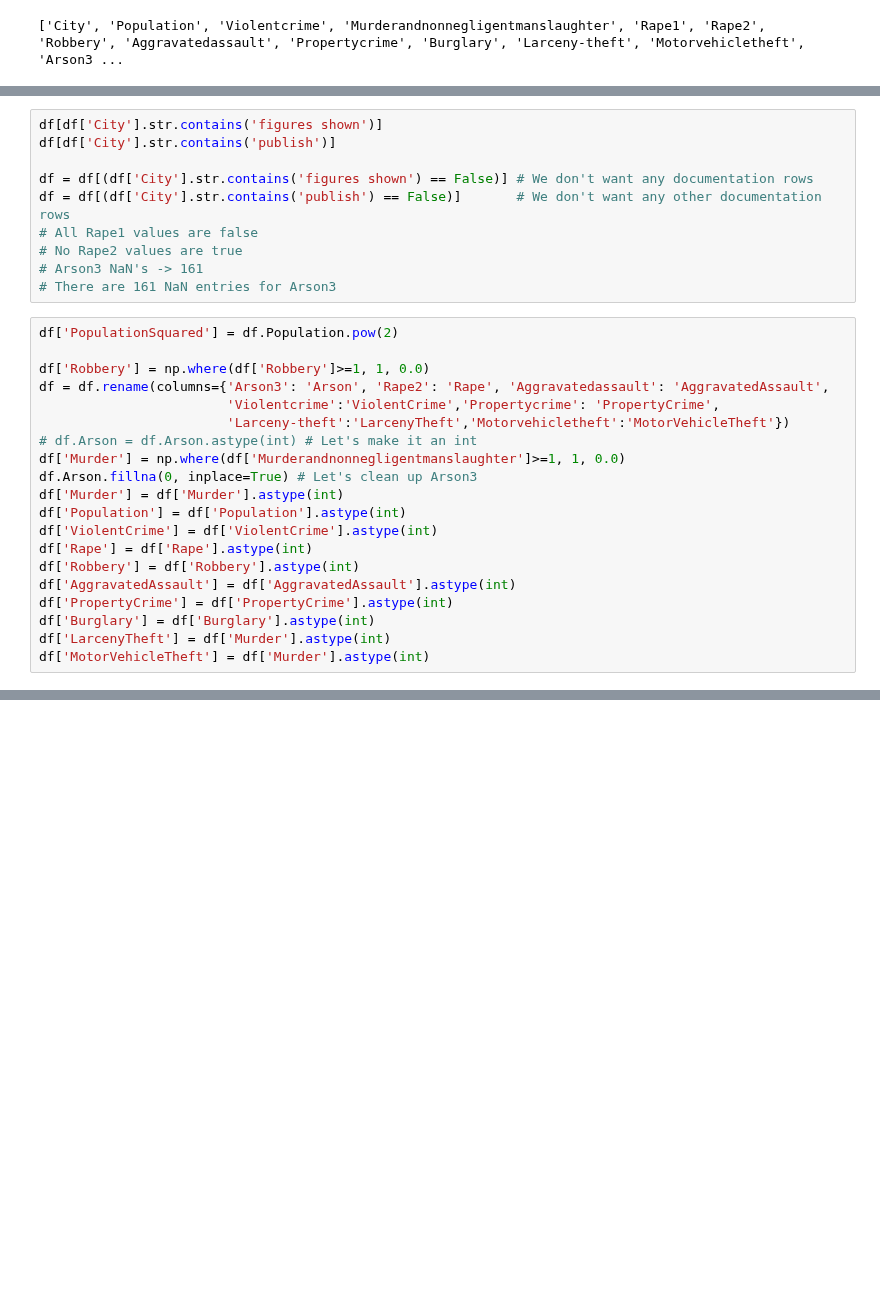
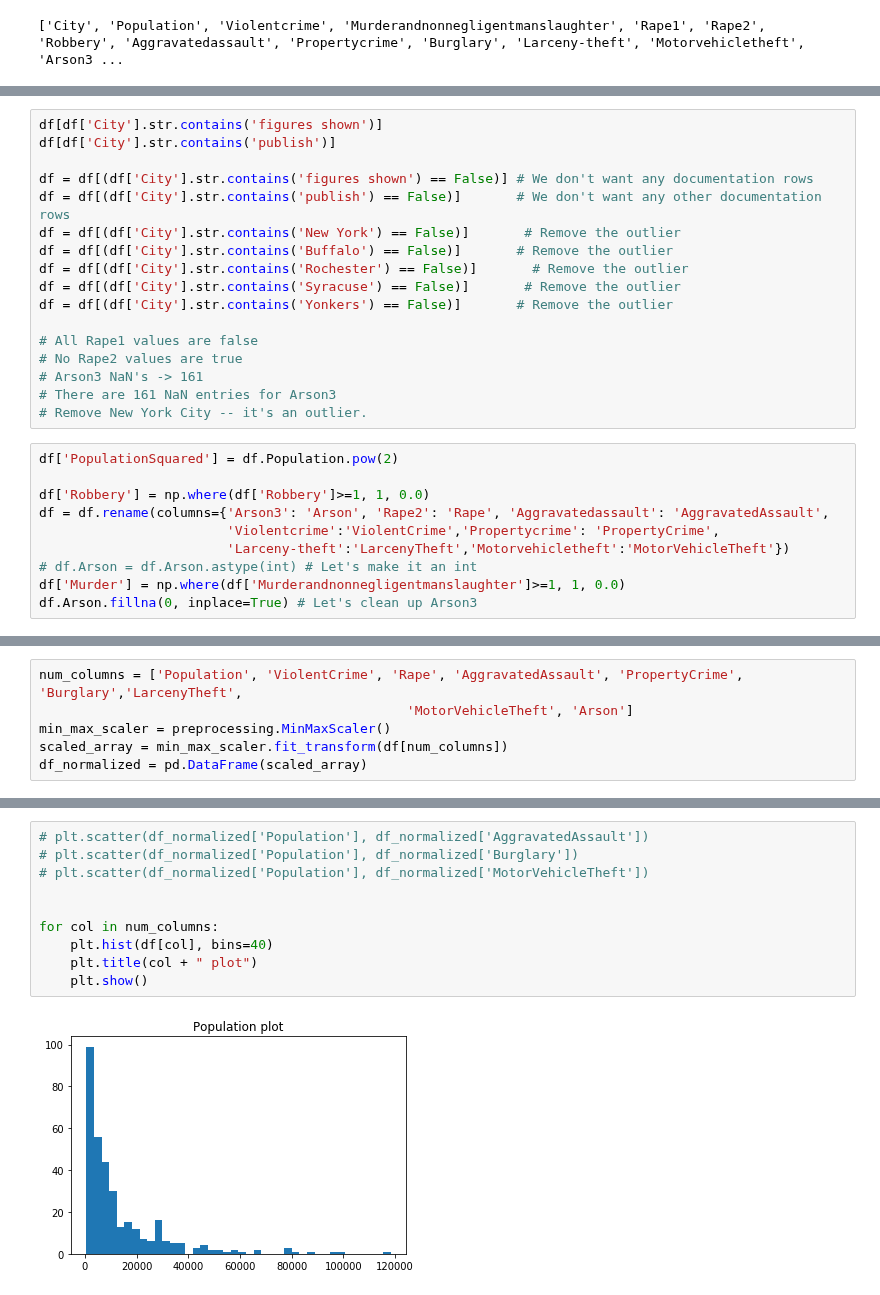
Before and after one commit to loupendley/Thinkful, a Jupyter notebook: HomeworkProjects/Unit2/Lesson4/Project2/Multivariable_Regression.ipynb, the cells around one changed output, grey strips where cells are left out. Saved outputs shown, nothing was run; the diff lists cells and outputs as text; blank space fills up the shorter version.

```diff
--- a/HomeworkProjects/Unit2/Lesson4/Project2/Multivariable_Regression.ipynb
+++ b/HomeworkProjects/Unit2/Lesson4/Project2/Multivariable_Regression.ipynb
@@ -47,10 +48,17 @@ df[df['City'].str.contains('publish')]
 
 df = df[(df['City'].str.contains('figures shown') == False)] # We don't want any documentation rows
 df = df[(df['City'].str.contains('publish') == False)]       # We don't want any other documentation rows
+df = df[(df['City'].str.contains('New York') == False)]       # Remove the outlier
+df = df[(df['City'].str.contains('Buffalo') == False)]       # Remove the outlier
+df = df[(df['City'].str.contains('Rochester') == False)]       # Remove the outlier
+df = df[(df['City'].str.contains('Syracuse') == False)]       # Remove the outlier
+df = df[(df['City'].str.contains('Yonkers') == False)]       # Remove the outlier
+
 # All Rape1 values are false
 # No Rape2 values are true
 # Arson3 NaN's -> 161
 # There are 161 NaN entries for Arson3
+# Remove New York City -- it's an outlier.
 # %%
 df['PopulationSquared'] = df.Population.pow(2)
 
@@ -61,16 +69,6 @@ df = df.rename(columns={'Arson3': 'Arson', 'Rape2': 'Rape', 'Aggravatedassault':
 # df.Arson = df.Arson.astype(int) # Let's make it an int
 df['Murder'] = np.where(df['Murderandnonnegligentmanslaughter']>=1, 1, 0.0)
 df.Arson.fillna(0, inplace=True) # Let's clean up Arson3
-df['Murder'] = df['Murder'].astype(int)
-df['Population'] = df['Population'].astype(int)
-df['ViolentCrime'] = df['ViolentCrime'].astype(int)
-df['Rape'] = df['Rape'].astype(int)
-df['Robbery'] = df['Robbery'].astype(int)
-df['AggravatedAssault'] = df['AggravatedAssault'].astype(int)
-df['PropertyCrime'] = df['PropertyCrime'].astype(int)
-df['Burglary'] = df['Burglary'].astype(int)
-df['LarcenyTheft'] = df['Murder'].astype(int)
-df['MotorVehicleTheft'] = df['Murder'].astype(int)
 # %%
 df.head(10)
 # df.describe()
@@ -100,0 +87,6 @@ df.describe()
+# %%
+num_columns = ['Population', 'ViolentCrime', 'Rape', 'AggravatedAssault', 'PropertyCrime', 'Burglary','LarcenyTheft',
+                                               'MotorVehicleTheft', 'Arson']
+min_max_scaler = preprocessing.MinMaxScaler()
+scaled_array = min_max_scaler.fit_transform(df[num_columns])
+df_normalized = pd.DataFrame(scaled_array)
@@ -100,0 +106,12 @@ df.describe()
+# %%
+# plt.scatter(df_normalized['Population'], df_normalized['AggravatedAssault'])
+# plt.scatter(df_normalized['Population'], df_normalized['Burglary'])
+# plt.scatter(df_normalized['Population'], df_normalized['MotorVehicleTheft'])
+
+
+for col in num_columns:
+    plt.hist(df[col], bins=40)
+    plt.title(col + " plot")
+    plt.show()
+# %% [output]
+[figure, added]
```
Also changed, not shown: parts of 5 cells of this notebook.
